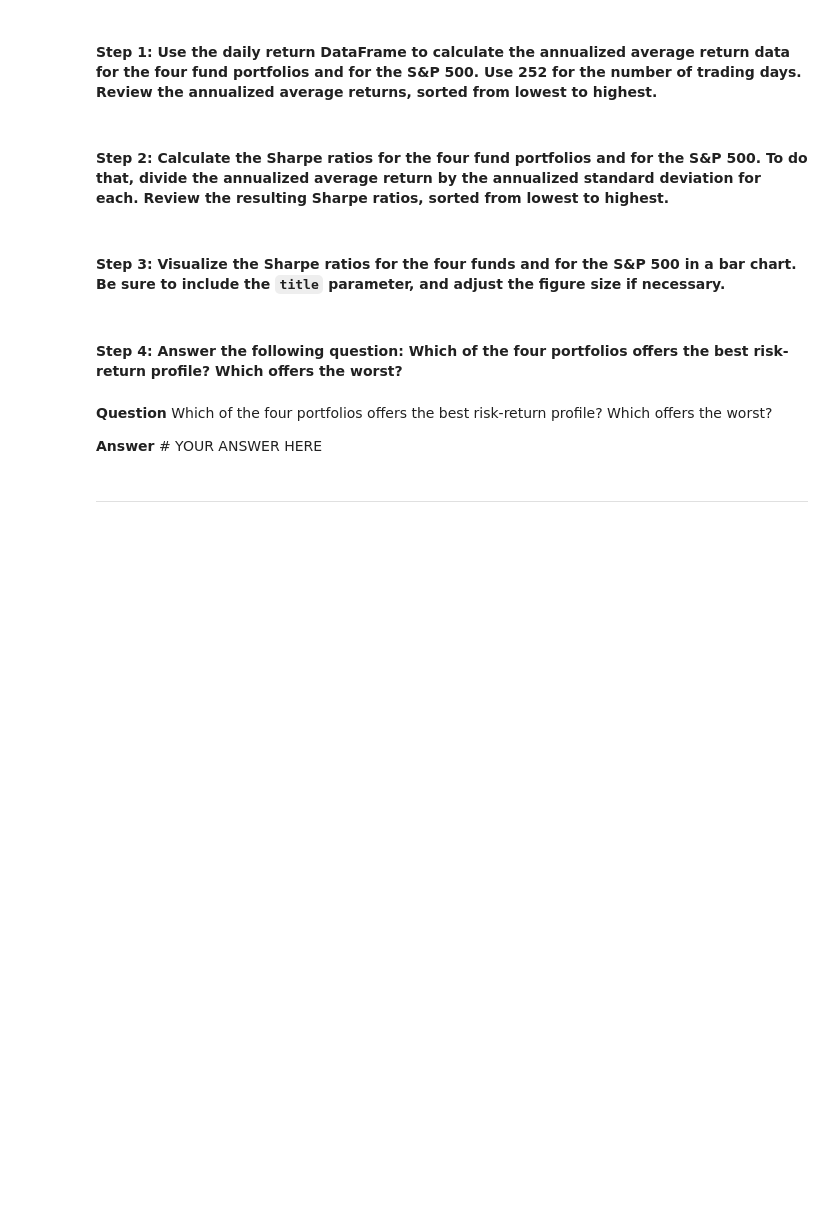
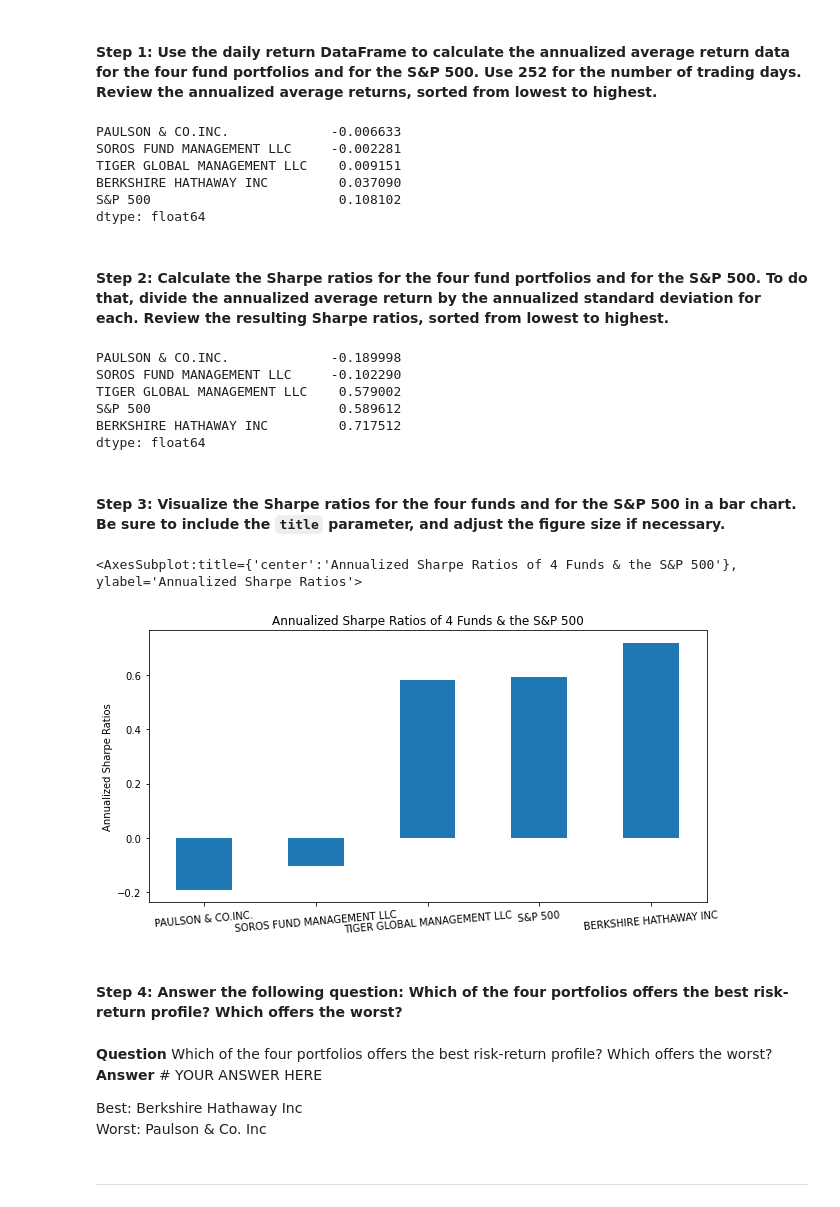
Before and after one commit to Noah-Saleh/4th_Challenge, a Jupyter notebook: risk_return_analysis/risk_return_analysis.ipynb, the cells around one changed output. Cells and saved outputs as stored; diff of their text form; code cells hidden in the pictures; blank space fills up the shorter version.

Commit message:
Finished risk-return profile analysis

```diff
--- a/risk_return_analysis/risk_return_analysis.ipynb
+++ b/risk_return_analysis/risk_return_analysis.ipynb
@@ -295,8 +295,8 @@ Evaluate the risk profile of each portfolio by using the standard deviation and
 # Review the standard deviations sorted smallest to largest
 # YOUR CODE HERE
 
-stds_sorted = daily_returns.std().sort_values()
-stds_sorted
+stds = daily_returns.std()
+stds.sort_values()
 # %% [output]
 TIGER GLOBAL MANAGEMENT LLC    0.000996
 SOROS FUND MANAGEMENT LLC      0.001405
@@ -311,8 +311,8 @@ dtype: float64
 # Review the annual standard deviations smallest to largest
 # YOUR CODE HERE
 
-annualized_stds = stds_sorted * np.sqrt(252)
-annualized_stds
+annualized_stds = stds * np.sqrt(252)
+annualized_stds.sort_values()
 # %% [output]
 TIGER GLOBAL MANAGEMENT LLC    0.015804
 SOROS FUND MANAGEMENT LLC      0.022297
@@ -392,24 +392,60 @@ To determine the overall risk of an asset or portfolio, quantitative analysts an
 # Use 252 as the number of trading days in the year
 # Review the annual average returns sorted from lowest to highest
 # YOUR CODE HERE
+
+average_annual_returns = daily_returns.mean() * 252
+
+average_annual_returns.sort_values()
+# %% [output]
+PAULSON & CO.INC.             -0.006633
+SOROS FUND MANAGEMENT LLC     -0.002281
+TIGER GLOBAL MANAGEMENT LLC    0.009151
+BERKSHIRE HATHAWAY INC         0.037090
+S&P 500                        0.108102
+dtype: float64
 # %% [markdown]
 #### Step 2: Calculate the Sharpe ratios for the four fund portfolios and for the S&P 500. To do that, divide the annualized average return by the annualized standard deviation for each. Review the resulting Sharpe ratios, sorted from lowest to highest.
 # %%
 # Calculate the annualized Sharpe Ratios for each of the 4 portfolios and the S&P 500.
 # Review the Sharpe ratios sorted lowest to highest
 # YOUR CODE HERE
+
+annualized_sharpe_ratios = average_annual_returns / annualized_stds #I'll assume the risk-free rate is 0
+
+annualized_sharpe_ratios.sort_values()
+# %% [output]
+PAULSON & CO.INC.             -0.189998
+SOROS FUND MANAGEMENT LLC     -0.102290
+TIGER GLOBAL MANAGEMENT LLC    0.579002
+S&P 500                        0.589612
+BERKSHIRE HATHAWAY INC         0.717512
+dtype: float64
 # %% [markdown]
 #### Step 3: Visualize the Sharpe ratios for the four funds and for the S&P 500 in a bar chart. Be sure to include the `title` parameter, and adjust the figure size if necessary.
 # %%
 # Visualize the Sharpe ratios as a bar chart
 # Include a title parameter and adjust the figure size
 # YOUR CODE HERE
+
+
+annualized_sharpe_ratios.sort_values().plot(
+                   kind    = "bar",
+                   title   = "Annualized Sharpe Ratios of 4 Funds & the S&P 500",
+                   figsize = (10,5),
+                   ylabel  = "Annualized Sharpe Ratios",
+                   rot     = 5
+                  )
+# %% [output]
+<AxesSubplot:title={'center':'Annualized Sharpe Ratios of 4 Funds & the S&P 500'}, ylabel='Annualized Sharpe Ratios'>
+[figure, added]
 # %% [markdown]
 #### Step 4: Answer the following question: Which of the four portfolios offers the best risk-return profile? Which offers the worst?
 # %% [markdown]
 **Question** Which of the four portfolios offers the best risk-return profile? Which offers the worst?
+**Answer** # YOUR ANSWER HERE
 
-**Answer** # YOUR ANSWER HERE
+Best:    Berkshire Hathaway Inc
+Worst: Paulson & Co. Inc
 # %% [markdown]
 ---
 # %% [markdown]
```
